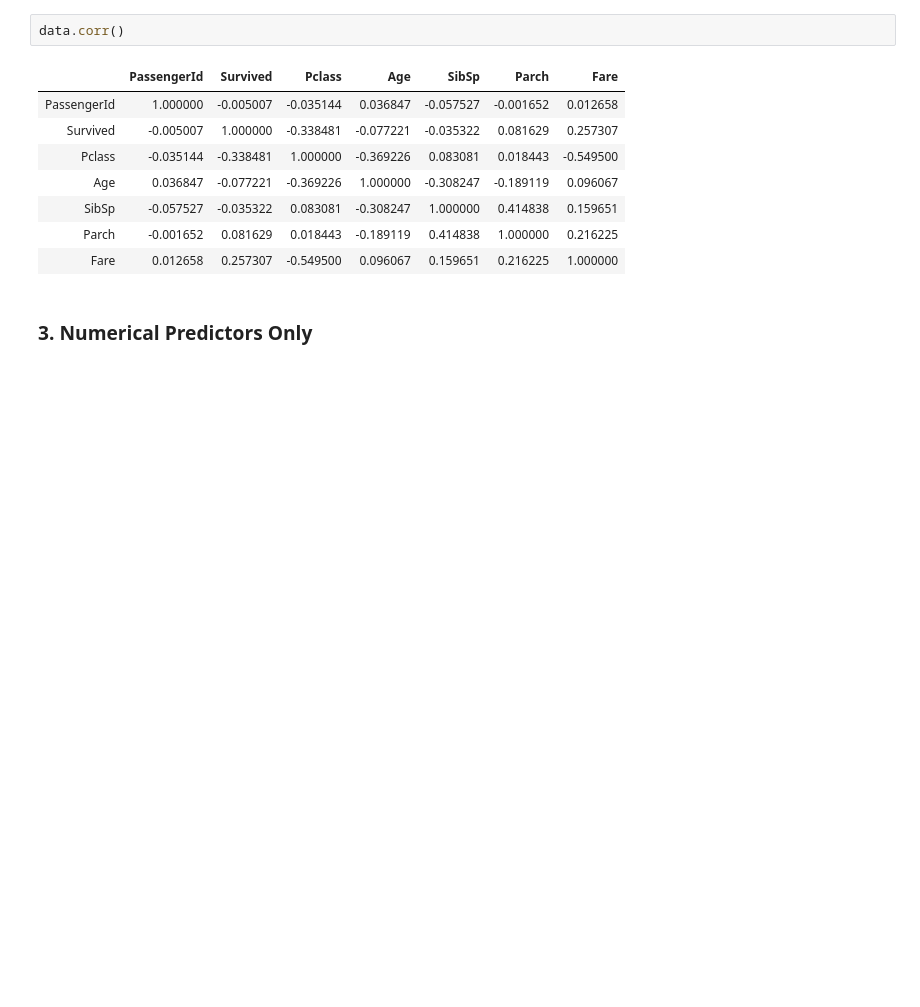
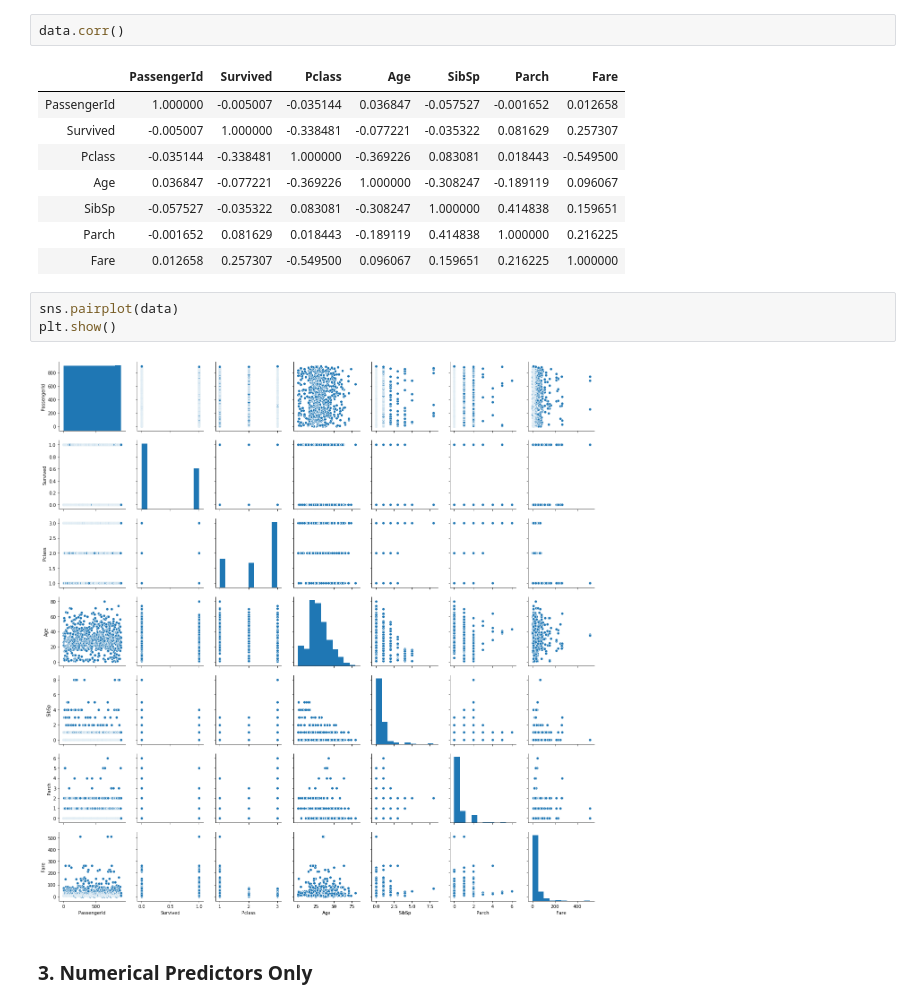
Before and after one commit to allenj813/DS-SYD-PT-24FEB, a Jupyter notebook: Module_5/Labs/IOD_Lab_5.1 vAJ.ipynb, the cells around one changed output. Cells and saved outputs as stored; diff of their text form; blank space fills up the shorter version.

```diff
--- a/Module_5/Labs/IOD_Lab_5.1 vAJ.ipynb
+++ b/Module_5/Labs/IOD_Lab_5.1 vAJ.ipynb
@@ -93,6 +93,11 @@ data.corr()
 | SibSp | -0.057527 | -0.035322 | 0.083081 | -0.308247 | 1.000000 | 0.414838 | 0.159651 |
 | Parch | -0.001652 | 0.081629 | 0.018443 | -0.189119 | 0.414838 | 1.000000 | 0.216225 |
 | Fare | 0.012658 | 0.257307 | -0.549500 | 0.096067 | 0.159651 | 0.216225 | 1.000000 |
+# %%
+sns.pairplot(data)
+plt.show()
+# %% [output]
+[figure, added]
 # %% [markdown]
 ### 3. Numerical Predictors Only
 # %% [markdown]
```
Also changed, not shown: parts of 21 cells of this notebook.
